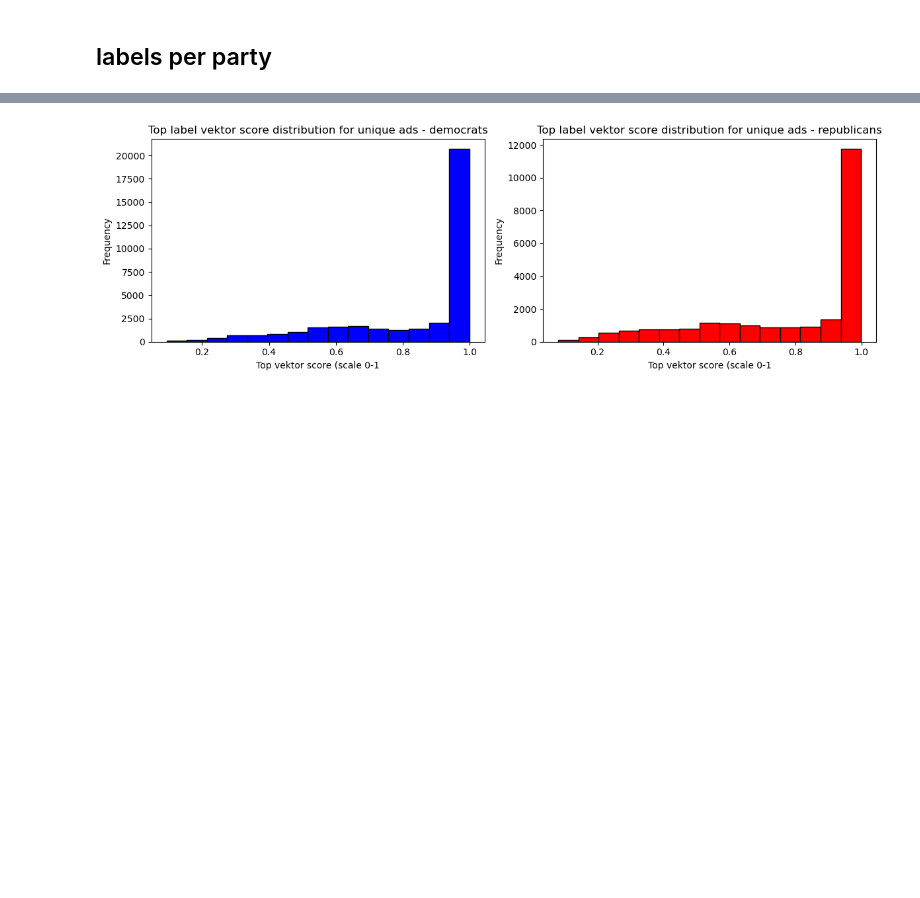
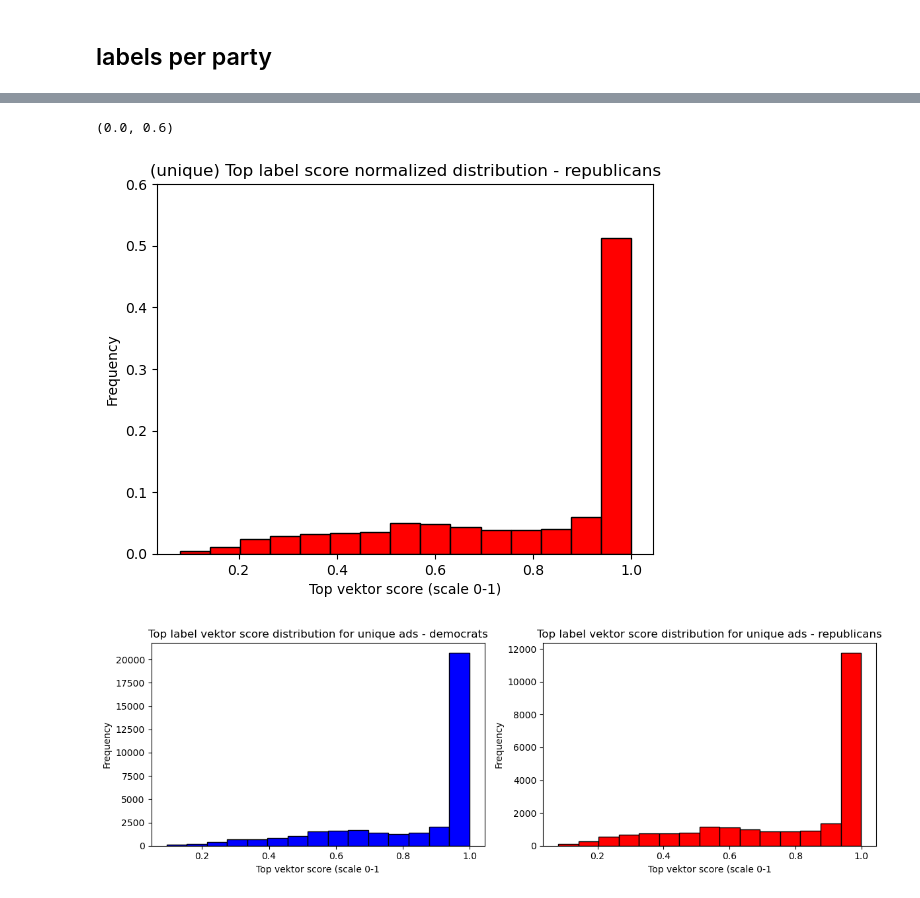
Before and after one commit to sofiepalmus/Thesis, a Jupyter notebook: DeBERTa_visuals.ipynb, the cells around one changed output, grey strips where cells are left out. Drawn from its saved outputs; the diff is of its cells as text; code cells hidden in the pictures; blank space fills up the shorter version.

```diff
--- a/DeBERTa_visuals.ipynb
+++ b/DeBERTa_visuals.ipynb
@@ -309,3 +329,21 @@ plt.show()
+# %%
+counts, bins = np.histogram(label_R["top_score"], bins=15)
+normalized_counts = counts / counts.sum()
+plt.bar(
+    bins[:-1],
+    normalized_counts,
+    width=np.diff(bins),
+    color="red",
+    align="edge",
+    edgecolor="black",
+)
+plt.title("(unique) Top label score normalized distribution - republicans")
+plt.xlabel("Top vektor score (scale 0-1)")
+plt.ylabel("Frequency")
+plt.ylim(0, 0.6)
+# %% [output]
+(0.0, 0.6)
+[figure, added]
 # %%
 fig, axes = plt.subplots(nrows=1, ncols=2, figsize=(12, 4))
 
```
Also changed, not shown: parts of 4 cells of this notebook, 6 other files.
